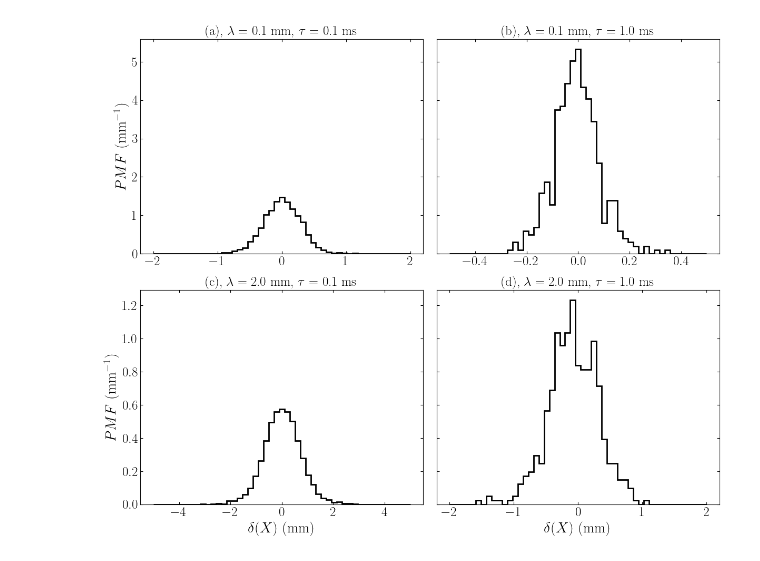
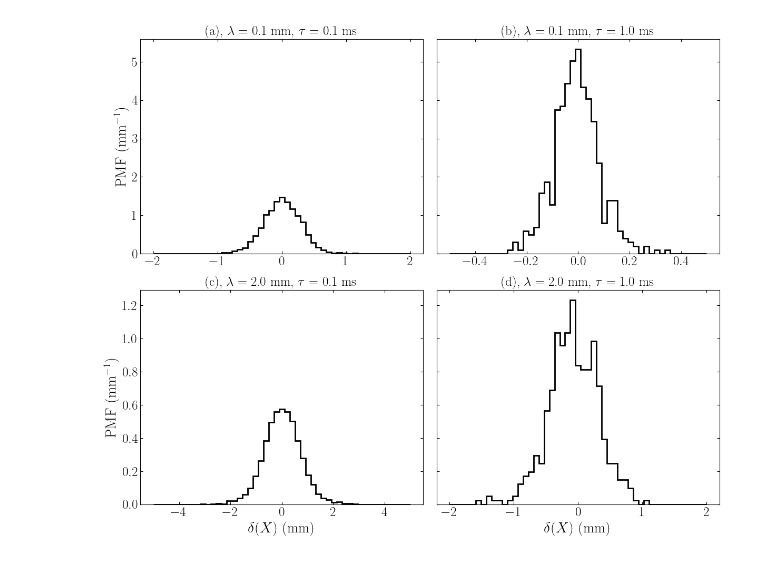
Before and after one commit to Rayo101/Radom_walk_paper_analysis, a Jupyter notebook: Notebooks/DeviationEdgeCasesPlots.ipynb, the cells around one changed output. Drawn from its saved outputs; the diff is of its cells as text; code cells hidden in the pictures.

Commit message:
Added velocity edge cases histograms.  Removed math mode PMF from deviations plot

```diff
--- a/Notebooks/DeviationEdgeCasesPlots.ipynb
+++ b/Notebooks/DeviationEdgeCasesPlots.ipynb
@@ -62,33 +62,33 @@ _, _, _ = ax4.hist(lLambda_lTau_resid, bins = bins4, histtype = "step", density
 ax1.get_xaxis().set_tick_params(direction = "in", which = "both", top = True)
 ax1.get_yaxis().set_tick_params(direction = "in", which = "both", right = True)
 ax2.get_xaxis().set_tick_params(direction = "in", which = "both", top = True)
 ax2.get_yaxis().set_tick_params(direction = "in", which = "both", right = True)
 ax3.get_xaxis().set_tick_params(direction = "in", which = "both", top = True)
 ax3.get_yaxis().set_tick_params(direction = "in", which = "both", right = True)
 ax4.get_xaxis().set_tick_params(direction = "in", which = "both", top = True)
 ax4.get_yaxis().set_tick_params(direction = "in", which = "both", right = True)
 
 ax1.tick_params(axis="x", labelsize = s - 2)
 ax1.tick_params(axis="y", labelsize = s - 2)
 ax2.tick_params(axis="x", labelsize = s - 2)
 ax2.tick_params(axis="y", labelsize = s - 2)
 ax3.tick_params(axis="x", labelsize = s - 2)
 ax3.tick_params(axis="y", labelsize = s - 2)
 ax4.tick_params(axis="x", labelsize = s - 2)
 ax4.tick_params(axis="y", labelsize = s - 2)
 
 ax3.set_xlabel(r"$\delta(X)$ (mm)", fontsize = s)
 ax4.set_xlabel(r"$\delta(X)$ (mm)", fontsize = s)
 
-ax1.set_ylabel(r"$PMF$ (mm$^{-1}$)", fontsize = s)
-ax3.set_ylabel(r"$PMF$ (mm$^{-1}$)", fontsize = s)
+ax1.set_ylabel(r"PMF (mm$^{-1}$)", fontsize = s)
+ax3.set_ylabel(r"PMF (mm$^{-1}$)", fontsize = s)
 
 ax1.set_title(r"(a), $\lambda$ = 0.1 mm, $\tau$ = 0.1 ms", fontsize = s - 2)
 ax2.set_title(r"(b), $\lambda$ = 0.1 mm, $\tau$ = 1.0 ms", fontsize = s - 2)
 ax3.set_title(r"(c), $\lambda$ = 2.0 mm, $\tau$ = 0.1 ms", fontsize = s - 2)
 ax4.set_title(r"(d), $\lambda$ = 2.0 mm, $\tau$ = 1.0 ms", fontsize = s - 2)
 
 fig.tight_layout()
 fig.savefig("/home/rayhaan/randomWalk_V3/Plots/EdgeCaseDeviationsPlots.png", dpi = 300)
 # %% [output]
-[figure, old version]
+[figure, new version]
```
Also changed, not shown: 3 other files.
